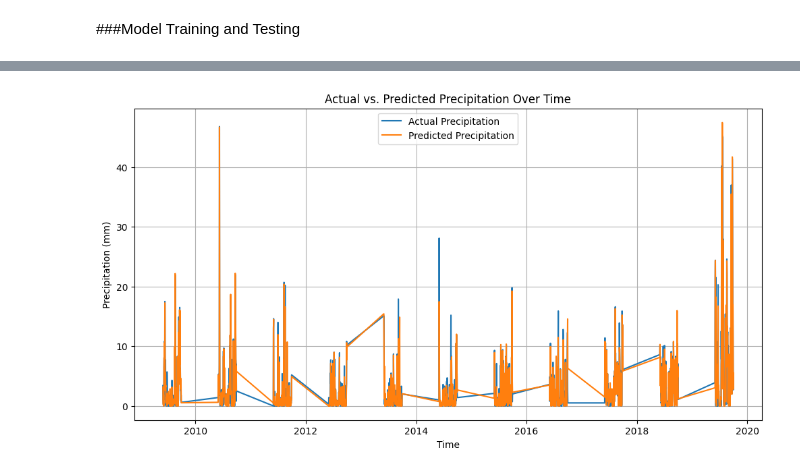
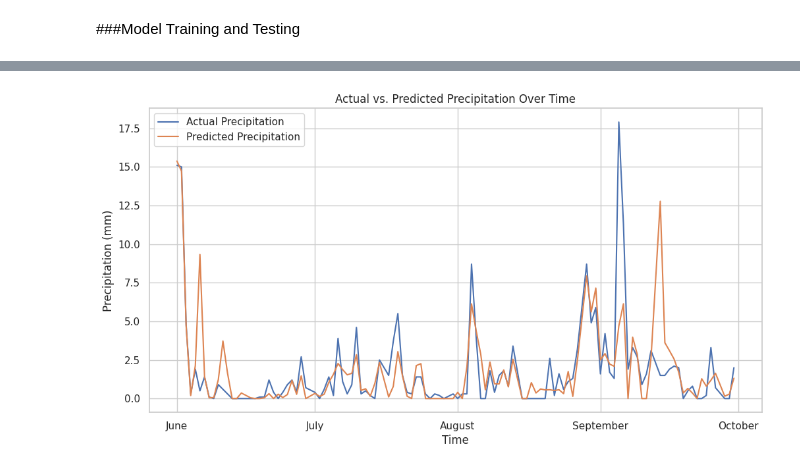
Before and after one commit to harishkodidela/Data-Science-Project, a Jupyter notebook: Precipitation_Pred.ipynb, the cells around one changed output, grey strips where cells are left out. Drawn from its saved outputs; the diff is of its cells as text; code cells hidden in the pictures.

```diff
--- a/Precipitation_Pred.ipynb
+++ b/Precipitation_Pred.ipynb
@@ -609,3 +599,5 @@ from sklearn.neural_network import MLPRegressor
+# %%
+cd['date_time'] = pd.to_datetime(cd.index)
 # %% [markdown]
 ###Model Training and Testing
 # %%
@@ -643,3 +631,0 @@ AttributeError: 'float' object has no attribute 'hour'
-# %%
-cd['moonrise'] = pd.to_datetime(data['moonrise'], format='%I:%M %p', errors='coerce').dt.time
-cd['moonrise']
@@ -678,5 +631,0 @@ dtype: object
-# %%
-cd['month'] = cd['date_time'].dt.month
-cd['year'] = cd['date_time'].dt.year
-cd['day'] = cd['date_time'].dt.day
-cd['dayofweek'] = cd['date_time'].dt.dayofweek
@@ -822,5 +779,6 @@ plt.show()
 # %%
-season = cd[cd['month'].isin([6, 7, 8, 9])]
+temp = cd[cd['year']== 2013]
+season = temp[temp['month'].isin([6, 7, 8, 9])]
 test = season['precipMM']
 season = season.drop(['precipMM'], axis=1)
 # %%
@@ -832,15 +790,17 @@ pred = np.maximum(pred, 0)
 # %%
 plt.figure(figsize=(12, 6))
 plt.plot(test.index, test, label='Actual Precipitation')
 plt.plot(test.index, pred, label='Predicted Precipitation')
 plt.xlabel('Time')
 plt.ylabel('Precipitation (mm)')
 plt.title('Actual vs. Predicted Precipitation Over Time')
+plt.gca().xaxis.set_major_locator(mdates.MonthLocator())
+plt.gca().xaxis.set_major_formatter(mdates.DateFormatter('%B'))
 plt.legend()
 plt.grid(True)
 plt.show()
 # %% [output]
-[figure, old version]
+[figure, new version]
 # %%
 cd.sort_index(inplace=True)
 # %%
```
Also changed, not shown: parts of 29 cells of this notebook.
